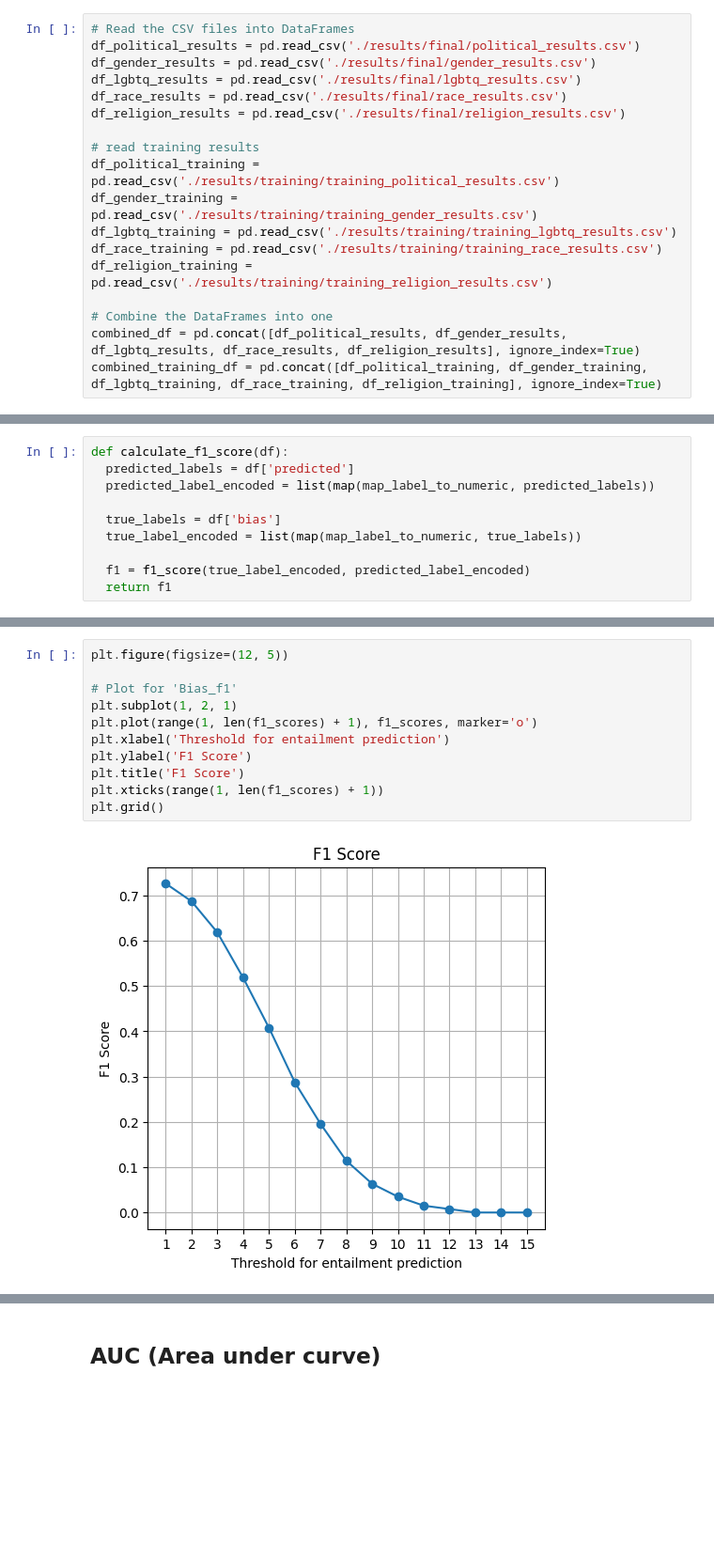
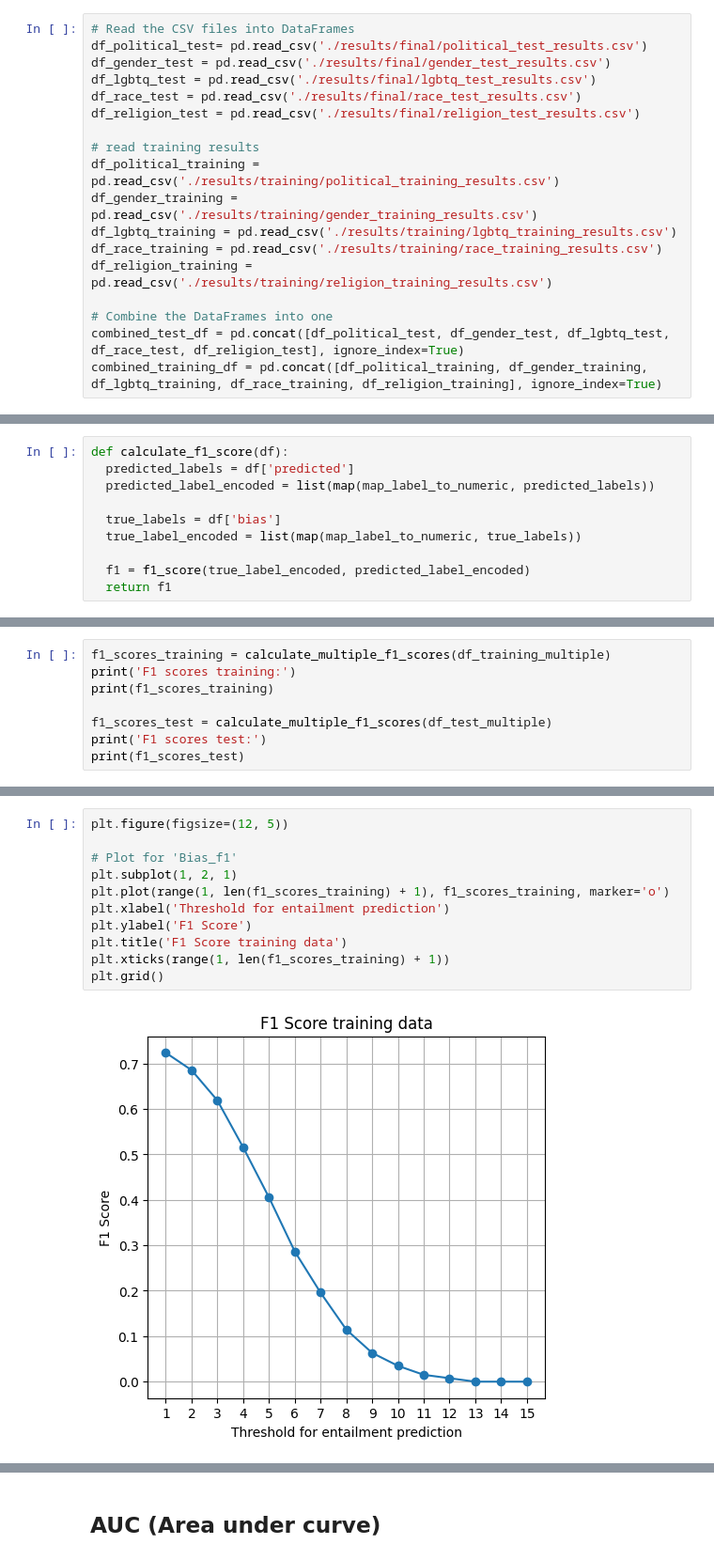
Before and after one commit to AlfonsoGhislieri/NLI-bias, a Jupyter notebook: final.ipynb, the cells around one changed output, grey strips where cells are left out. Shown at 94% size. Saved outputs shown, nothing was run; the diff lists cells and outputs as text; blank space fills up the shorter version.

Commit message:
add new f1 scores and auc curve

```diff
--- a/final.ipynb
+++ b/final.ipynb
@@ -56,21 +56,21 @@ df_test_neutral = df_test[df_test['bias'] == 'neutral']
 df_neutral = pd.concat([df_neutral, df_test_neutral], ignore_index=True)
 # %%
 # Read the CSV files into DataFrames
-df_political_results = pd.read_csv('./results/final/political_results.csv')
-df_gender_results = pd.read_csv('./results/final/gender_results.csv')
-df_lgbtq_results = pd.read_csv('./results/final/lgbtq_results.csv')
-df_race_results = pd.read_csv('./results/final/race_results.csv')
-df_religion_results = pd.read_csv('./results/final/religion_results.csv')
+df_political_test= pd.read_csv('./results/final/political_test_results.csv')
+df_gender_test = pd.read_csv('./results/final/gender_test_results.csv')
+df_lgbtq_test = pd.read_csv('./results/final/lgbtq_test_results.csv')
+df_race_test = pd.read_csv('./results/final/race_test_results.csv')
+df_religion_test = pd.read_csv('./results/final/religion_test_results.csv')
 
 # read training results
-df_political_training = pd.read_csv('./results/training/training_political_results.csv')
-df_gender_training = pd.read_csv('./results/training/training_gender_results.csv')
-df_lgbtq_training = pd.read_csv('./results/training/training_lgbtq_results.csv')
-df_race_training = pd.read_csv('./results/training/training_race_results.csv')
-df_religion_training = pd.read_csv('./results/training/training_religion_results.csv')
+df_political_training = pd.read_csv('./results/training/political_training_results.csv')
+df_gender_training = pd.read_csv('./results/training/gender_training_results.csv')
+df_lgbtq_training = pd.read_csv('./results/training/lgbtq_training_results.csv')
+df_race_training = pd.read_csv('./results/training/race_training_results.csv')
+df_religion_training = pd.read_csv('./results/training/religion_training_results.csv')
 
 # Combine the DataFrames into one
-combined_df = pd.concat([df_political_results, df_gender_results, df_lgbtq_results, df_race_results, df_religion_results], ignore_index=True)
+combined_test_df = pd.concat([df_political_test, df_gender_test, df_lgbtq_test, df_race_test, df_religion_test], ignore_index=True)
 combined_training_df = pd.concat([df_political_training, df_gender_training, df_lgbtq_training, df_race_training, df_religion_training], ignore_index=True)
 # %% [markdown]
 ## Split up dataframe by category
@@ -528,0 +520,8 @@ f1_scores
+# %%
+f1_scores_training = calculate_multiple_f1_scores(df_training_multiple)
+print('F1 scores training:')
+print(f1_scores_training)
+
+f1_scores_test = calculate_multiple_f1_scores(df_test_multiple)
+print('F1 scores test:')
+print(f1_scores_test)
@@ -529,13 +533,13 @@ f1_scores
 # %%
 plt.figure(figsize=(12, 5))
 
 # Plot for 'Bias_f1'
 plt.subplot(1, 2, 1)
-plt.plot(range(1, len(f1_scores) + 1), f1_scores, marker='o')
+plt.plot(range(1, len(f1_scores_training) + 1), f1_scores_training, marker='o')
 plt.xlabel('Threshold for entailment prediction')
 plt.ylabel('F1 Score')
-plt.title('F1 Score')
-plt.xticks(range(1, len(f1_scores) + 1))
+plt.title('F1 Score training data')
+plt.xticks(range(1, len(f1_scores_training) + 1))
 plt.grid()
 # %% [output]
-[figure, old version]
+[figure, new version]
```
Also changed, not shown: parts of 13 cells of this notebook.
